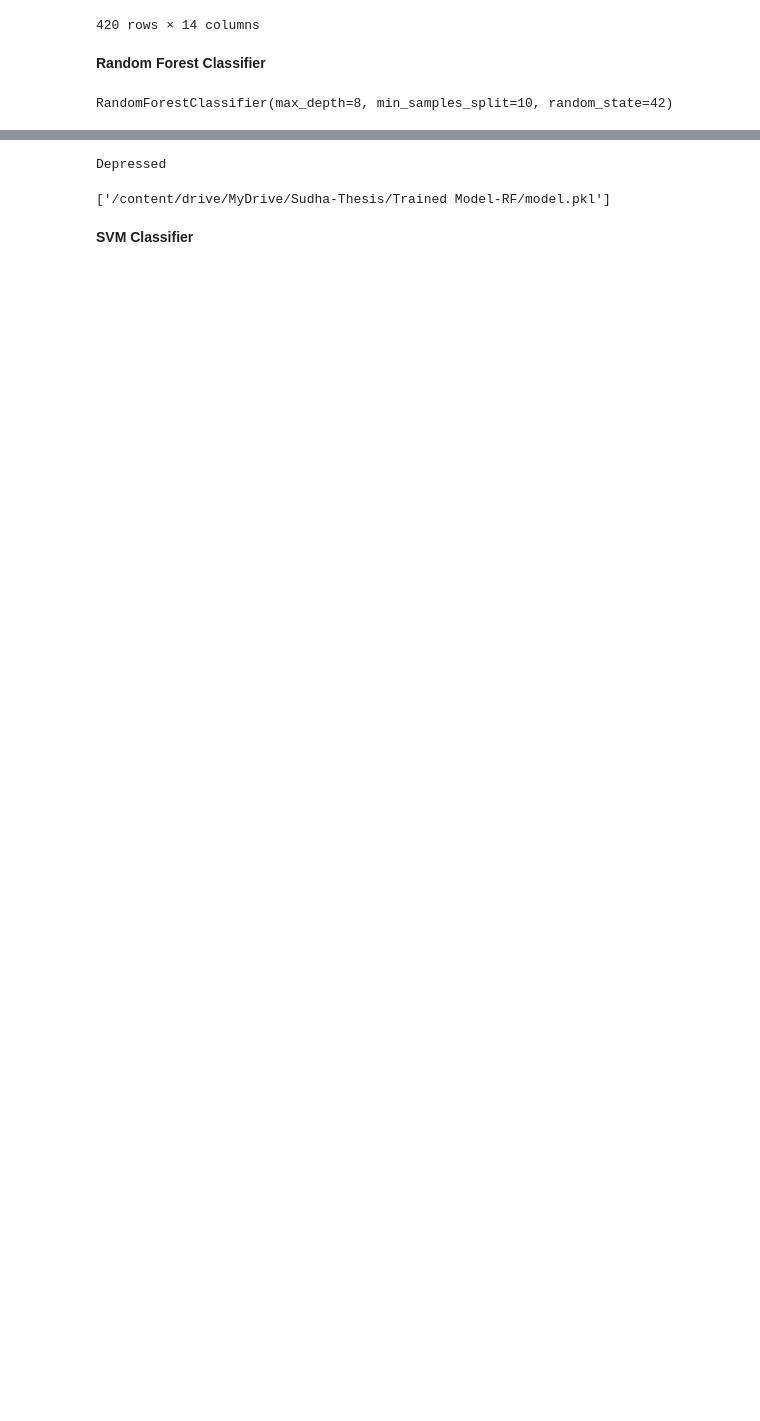
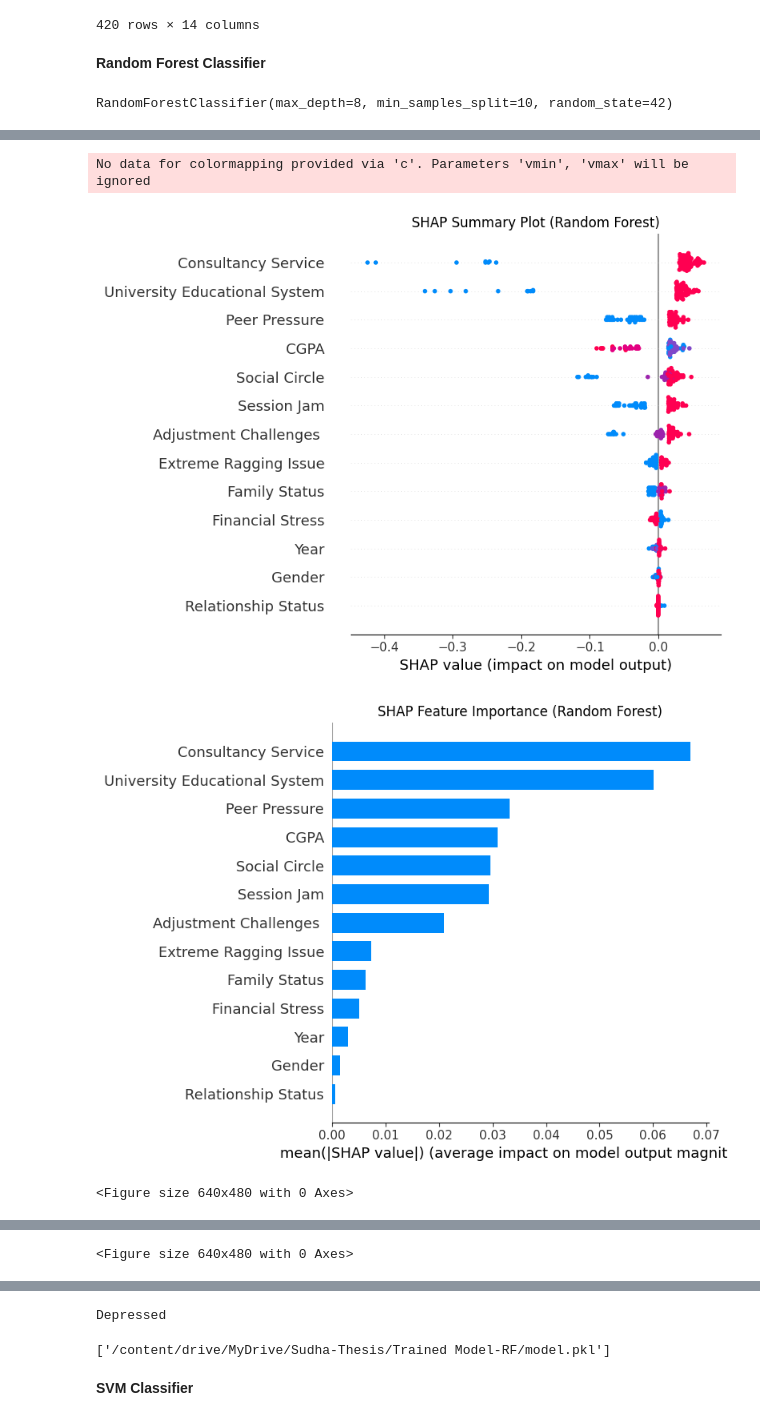
Before and after one commit to sudhabh23/Mental_Health_Prevention_Bangladeshi_Students, a Jupyter notebook: Relevent Codes/main.ipynb, the cells around one changed output, grey strips where cells are left out. Cells and saved outputs as stored; diff of their text form; code cells hidden in the pictures; blank space fills up the shorter version.

```diff
--- a/Relevent Codes/main.ipynb
+++ b/Relevent Codes/main.ipynb
@@ -23,7 +46,7 @@ warnings.filterwarnings("ignore", message="X does not have valid feature names*"
 # %% [markdown]
 # Reading the Dataset
 # %%
-df = pd.read_csv('/content/drive/MyDrive/Sudha-Thesis/Depression_Dataset_of_Bangladeshi_Public_University_Students (1).csv')
+df = pd.read_csv('/content/drive/MyDrive/Sudha-Thesis/Depression_Dataset_of_Bangladeshi_Public_University_Students (2).csv')
 # %%
 df.head()
 # %% [output]
@@ -747,7 +770,7 @@ X = df[['Gender', 'Year', 'CGPA', 'Family Status', 'Relationship Status', 'Finan
 y = df['Presence of Depression']
 
 # Split the data into training and testing sets
-X_train, X_test, y_train, y_test = train_test_split(X, y, test_size=0.3, random_state=42)
+X_train, X_test, y_train, y_test = train_test_split(X, y, test_size=0.2, random_state=42)
 # %% [markdown]
 **Random Forest Classifier**
 # %%
@@ -803,0 +827,71 @@ plt.show()
+# %%
+# ==============================
+# SHAP Explainability Section
+# ==============================
+
+# --- Patch NumPy deprecations for SHAP ---
+import numpy as np
+if not hasattr(np, 'bool'):
+    np.bool = np.bool_
+if not hasattr(np, 'float'):
+    np.float = np.float64   # <--- important fix
+
+import shap
+import matplotlib.pyplot as plt
+import pandas as pd
+import os
+
+# Ensure DataFrames with correct feature names
+X_train_df = pd.DataFrame(X_train, columns=X.columns)
+X_test_df  = pd.DataFrame(X_test,  columns=X.columns)
+
+# --- Random Forest SHAP (TreeExplainer) ---
+explainer_rf = shap.TreeExplainer(rf_classifier)
+shap_values_rf = explainer_rf.shap_values(X_test_df)
+
+# shap_values_rf is [class0, class1] for binary clf
+shap_vals = shap_values_rf[1] if isinstance(shap_values_rf, list) else shap_values_rf
+
+# --- Global importance ranking ---
+mean_abs_shap = np.abs(shap_vals).mean(axis=0)
+importance_df = pd.DataFrame({
+    "Feature": X.columns,
+    "Mean |SHAP|": mean_abs_shap
+}).sort_values("Mean |SHAP|", ascending=False)
+
+print("\nTop 10 Features by mean |SHAP| (Random Forest):")
+print(importance_df.head(10))
+
+# Save ranked feature table
+save_dir = "/content/drive/MyDrive/Sudha-Thesis/SHAP_Plots_RF"
+os.makedirs(save_dir, exist_ok=True)
+importance_df.to_csv(os.path.join(save_dir, "SHAP_top10_RF.csv"), index=False)
+
+# --- Beeswarm summary plot ---
+plt.figure(figsize=(8,6))
+shap.summary_plot(shap_vals, X_test_df, show=False, plot_size=(8,6), color_bar=False)
+plt.title("SHAP Summary Plot (Random Forest)")
+plt.tight_layout()
+plt.savefig(os.path.join(save_dir, "SHAP_beeswarm_RF.png"))
+plt.show()
+
+# --- Bar plot of mean absolute SHAP values ---
+plt.figure(figsize=(8,6))
+shap.summary_plot(shap_vals, X_test_df, plot_type="bar", show=False, plot_size=(8,6), color_bar=False)
+plt.title("SHAP Feature Importance (Random Forest)")
+plt.tight_layout()
+plt.savefig(os.path.join(save_dir, "SHAP_bar_RF.png"))
+plt.show()
+
+# --- Dependence plots for top 2 features ---
+top2 = importance_df["Feature"].head(2).tolist()
+for feat in top2:
+    plt.figure()
+    shap.dependence_plot(feat, shap_vals, X_test_df, show=False)
+    plt.title(f"SHAP Dependence Plot for {feat}")
+    plt.tight_layout()
+    plt.savefig(os.path.join(save_dir, f"SHAP_dependence_{feat}.png"))
+    plt.show()
+
+print(f"\n✅ All SHAP results saved in: {save_dir}")
+# %% [output]
@@ -803,0 +910,4 @@ plt.show()
+No data for colormapping provided via 'c'. Parameters 'vmin', 'vmax' will be ignored
+[figure, added]
+[figure, added]
+<Figure size 640x480 with 0 Axes>
@@ -803,0 +915 @@ plt.show()
+<Figure size 640x480 with 0 Axes>
```
Also changed, not shown: parts of 19 cells of this notebook.
